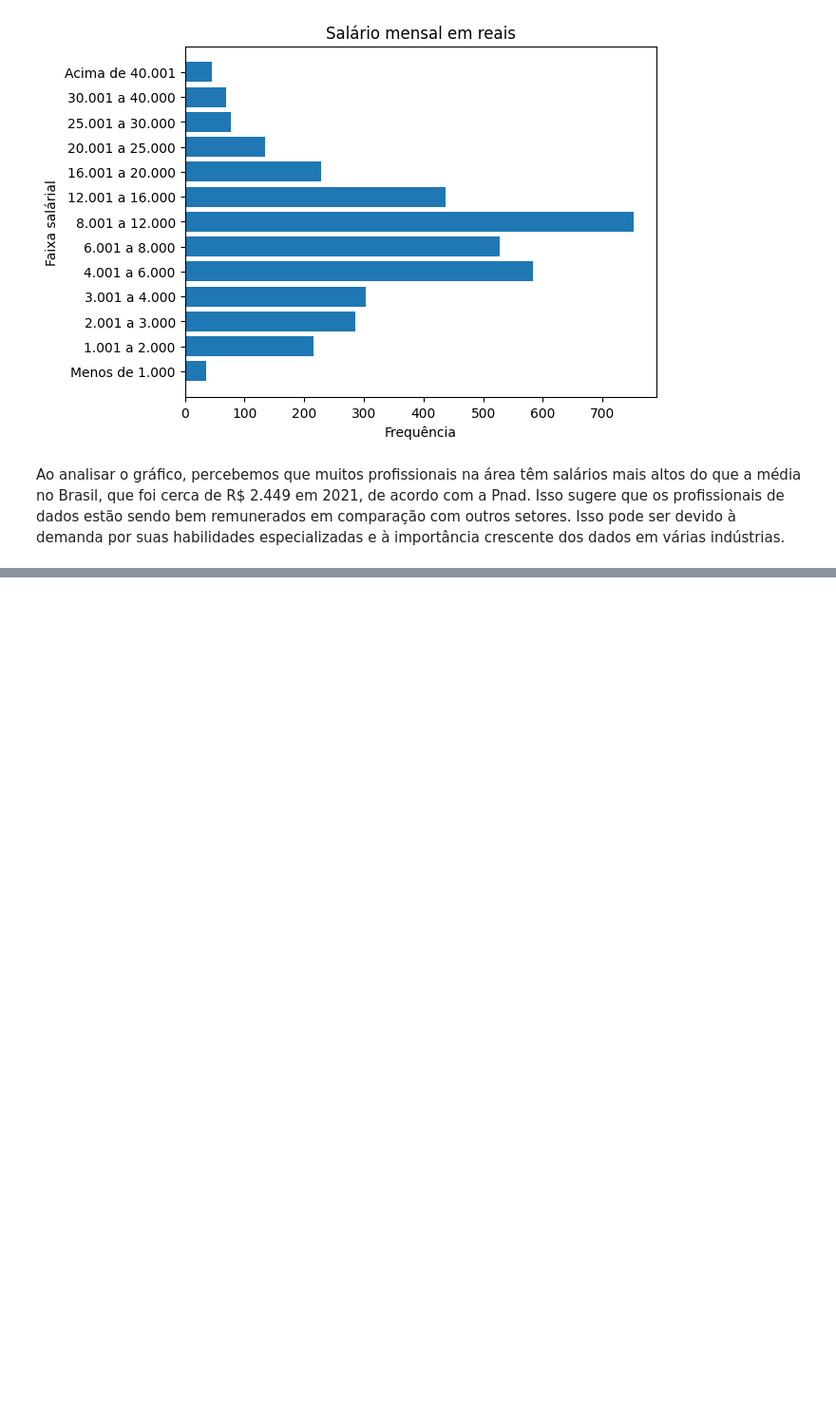
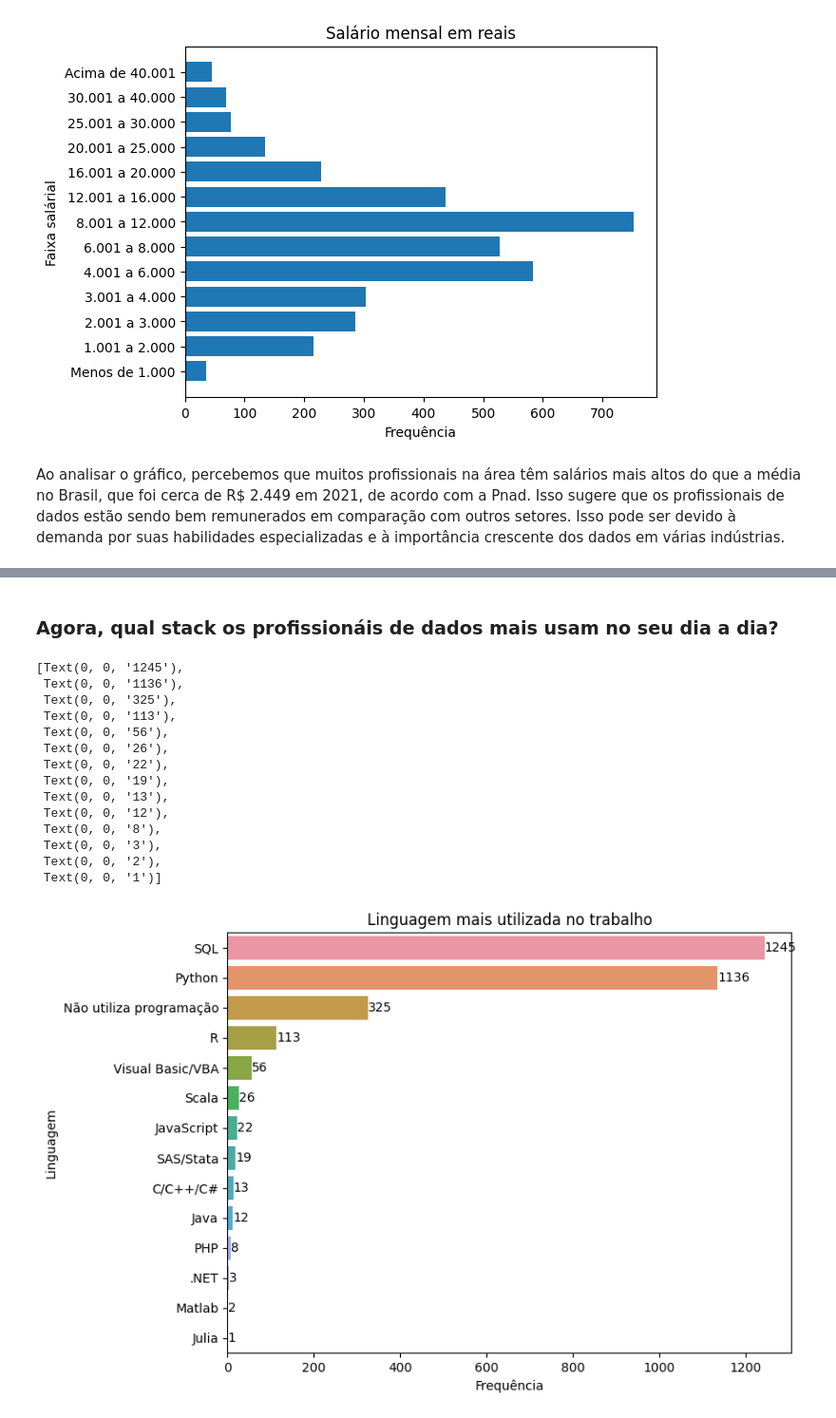
Before and after one commit to dallaqua/Trabalho_Santander_Coders_TPI, a Jupyter notebook: analise_mercado_dados_2022_v3.ipynb, the cells around one changed output, grey strips where cells are left out. Shown at 95% size. Cells and saved outputs as stored; diff of their text form; code cells hidden in the pictures; blank space fills up the shorter version.

```diff
--- a/analise_mercado_dados_2022_v3.ipynb
+++ b/analise_mercado_dados_2022_v3.ipynb
@@ -502,0 +625,34 @@ Ao analisar o gráfico, percebemos que muitos profissionais na área têm salár
+# %% [markdown]
+### Agora, qual stack os profissionáis de dados mais usam no seu dia a dia?
+# %%
+#Entre as linguagens listadas abaixo, qual é a que você mais utiliza no trabalho?
+df_P4_e = parte_4.filter(like='P4_e ',axis=1).copy() #Pega somente a coluna de nome 'P4_e'
+df_P4_e.loc[:,'contador'] = 1 #Define uma nova coluna somente o número 1
+
+#Agrupamento para gerar o ranking das linguagens mais utilizadas
+df_P4_e = df_P4_e.groupby('P4_e ',as_index=False).agg({'contador':'sum'}).sort_values(by='contador',ascending=False)
+
+#Gráfico de barra com o ranking por linguagem
+fig, ax = plt.subplots(figsize=(8, 6))
+sns.barplot(df_P4_e,y='P4_e ',x='contador')
+plt.title('Linguagem mais utilizada no trabalho')
+plt.xlabel('Frequência')
+plt.ylabel('Linguagem')
+
+ax.bar_label(ax.containers[0])
+# %% [output]
+[Text(0, 0, '1245'),
+ Text(0, 0, '1136'),
+ Text(0, 0, '325'),
+ Text(0, 0, '113'),
+ Text(0, 0, '56'),
+ Text(0, 0, '26'),
+ Text(0, 0, '22'),
+ Text(0, 0, '19'),
+ Text(0, 0, '13'),
+ Text(0, 0, '12'),
+ Text(0, 0, '8'),
+ Text(0, 0, '3'),
+ Text(0, 0, '2'),
+ Text(0, 0, '1')]
+[figure, added]
```
Also changed, not shown: parts of 33 cells of this notebook.
